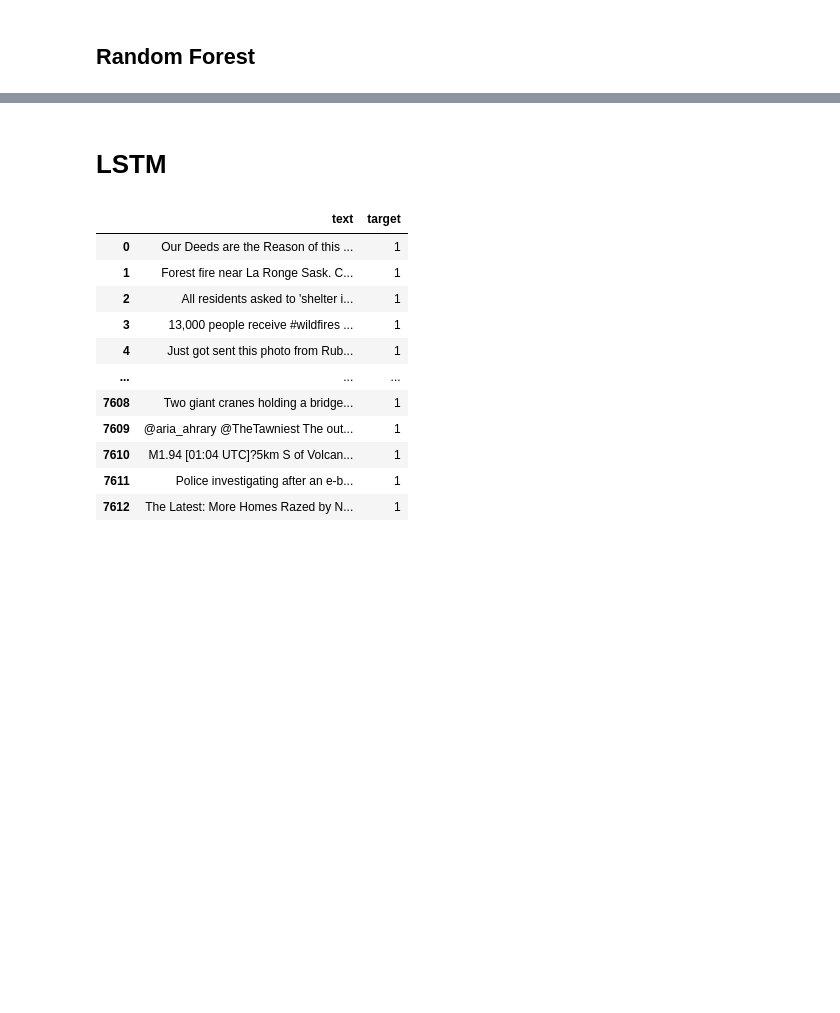
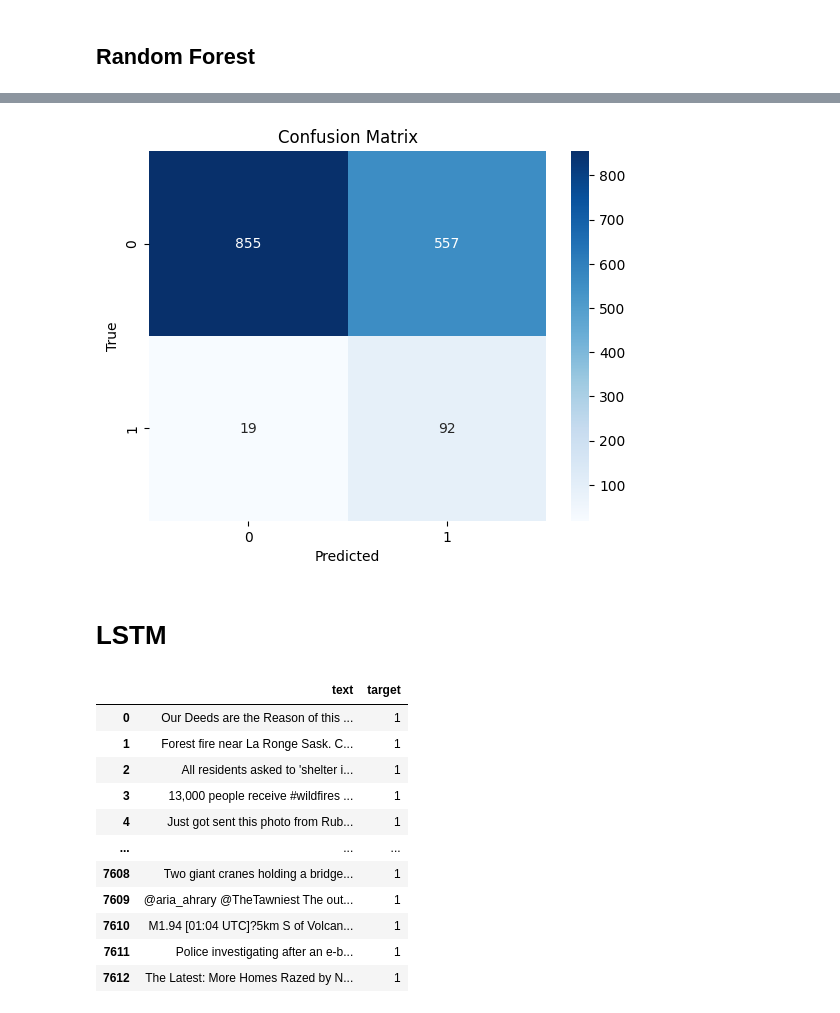
Before and after one commit to sukanyanag/Tweet-Classification-for-Disaster-Detection, a Jupyter notebook: TweetClassificationforDisasterDetection.ipynb, the cells around one changed output, grey strips where cells are left out. Saved outputs shown, nothing was run; the diff lists cells and outputs as text; code cells hidden in the pictures; blank space fills up the shorter version.

Commit message:
Adding RF classifier and XGBoost Classifier

```diff
--- a/TweetClassificationforDisasterDetection.ipynb
+++ b/TweetClassificationforDisasterDetection.ipynb
@@ -301,2 +304,6 @@ Axes(0.125,0.11;0.62x0.77)
 # %% [markdown]
 ## Random Forest
+# %%
+# Create and train a Random Forest
+rf_model = StratchModels.RandomForestClassifier(n_trees=100, max_depth=3, random_state=42)
+rf_model.fit(X_train, y_train)
@@ -302,0 +315,2 @@ Axes(0.125,0.11;0.62x0.77)
+# %%
+rf_ypred_val = rf_model.predict(X_val)
@@ -303,3 +333,13 @@ Axes(0.125,0.11;0.62x0.77)
+# %%
+# Confusion Matrix
+conf_matrix = confusion_matrix(rf_ypred_val, y_val)
+sns.heatmap(conf_matrix, annot=True, fmt='d', cmap='Blues')
+plt.xlabel('Predicted')
+plt.ylabel('True')
+plt.title('Confusion Matrix')
+plt.show()
+# %% [output]
+[figure, added]
 # %% [markdown]
 # LSTM
 # %%
```
Also changed, not shown: parts of 13 cells of this notebook, 1 other file.
